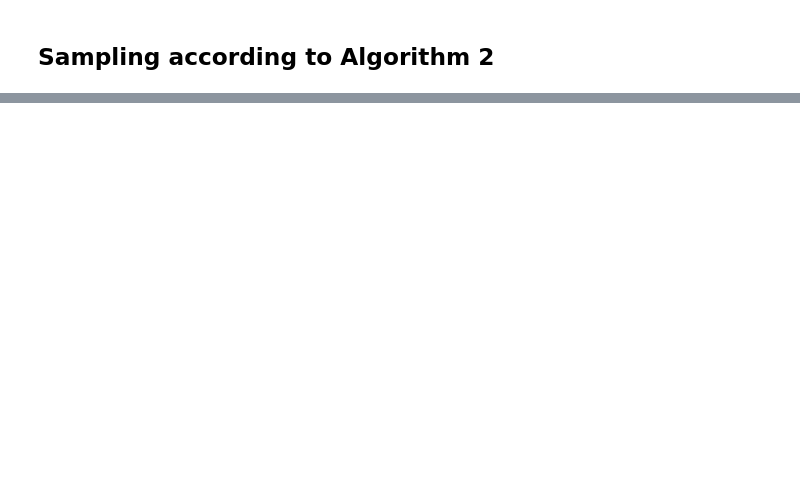
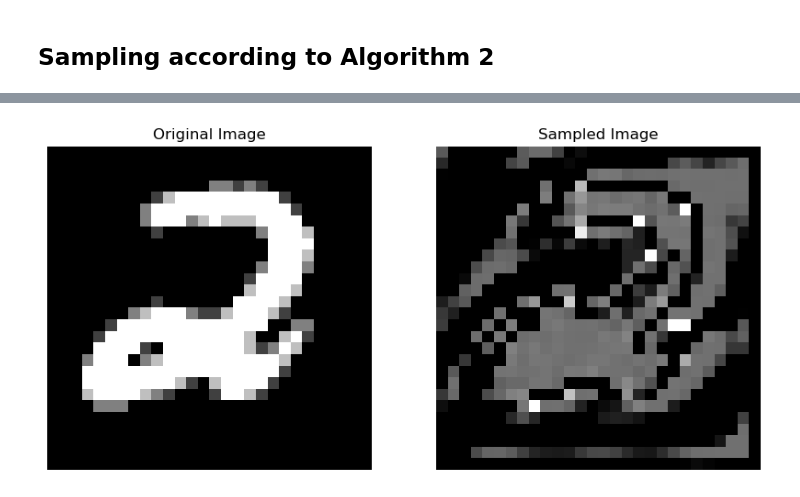
Before and after one commit to pthak006/echo_diffusion, a Jupyter notebook: echo_cold.ipynb, the cells around one changed output, grey strips where cells are left out. Saved outputs shown, nothing was run; the diff lists cells and outputs as text; code cells hidden in the pictures; blank space fills up the shorter version.

```diff
--- a/echo_cold.ipynb
+++ b/echo_cold.ipynb
@@ -403,0 +493,31 @@ with torch.no_grad():
+# %%
+import torch
+import matplotlib.pyplot as plt
+
+# Load the saved data
+sampled_data = torch.load(filename)
+
+# Access a specific entry
+index = 120 # Replace with the index you want to check
+original_image = sampled_data[index]['original_image']
+sampled_image = sampled_data[index]['sampled']
+
+
+
+# Convert the tensor to a numpy array
+original_image = original_image.cpu().numpy().transpose(1, 2, 0)
+sampled_image = sampled_image.cpu().numpy().transpose(1, 2, 0)
+
+# Plot the images
+fig, ax = plt.subplots(1, 2, figsize=(10, 5))
+ax[0].imshow(original_image, cmap='gray')
+ax[0].set_title('Original Image')
+ax[0].axis('off')
+
+ax[1].imshow(sampled_image, cmap='gray')
+ax[1].set_title('Sampled Image')
+ax[1].axis('off')
+
+plt.show()
+# %% [output]
+[figure, added]
```
Also changed, not shown: parts of 13 cells of this notebook, 1 other file.
